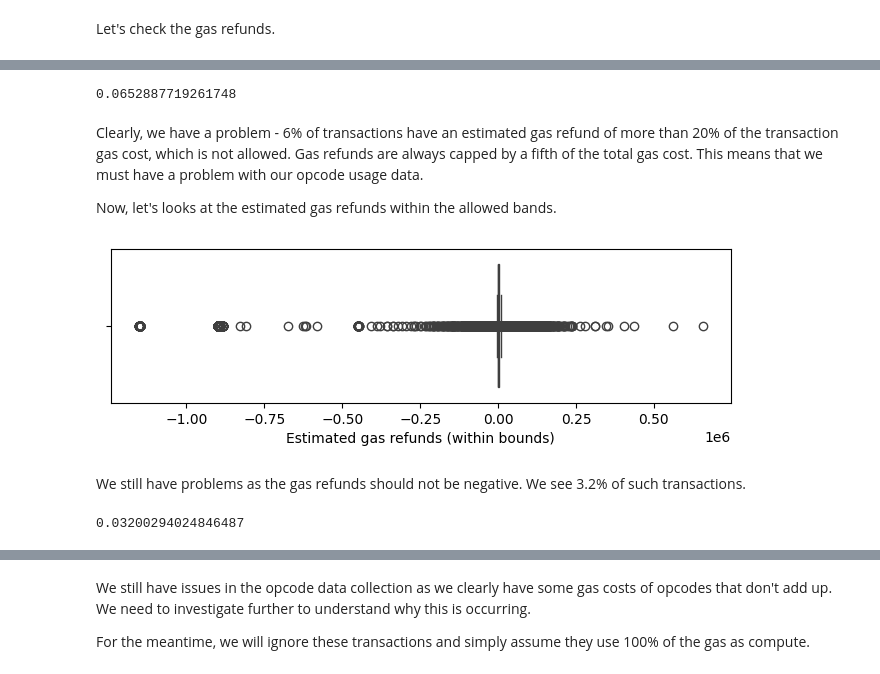
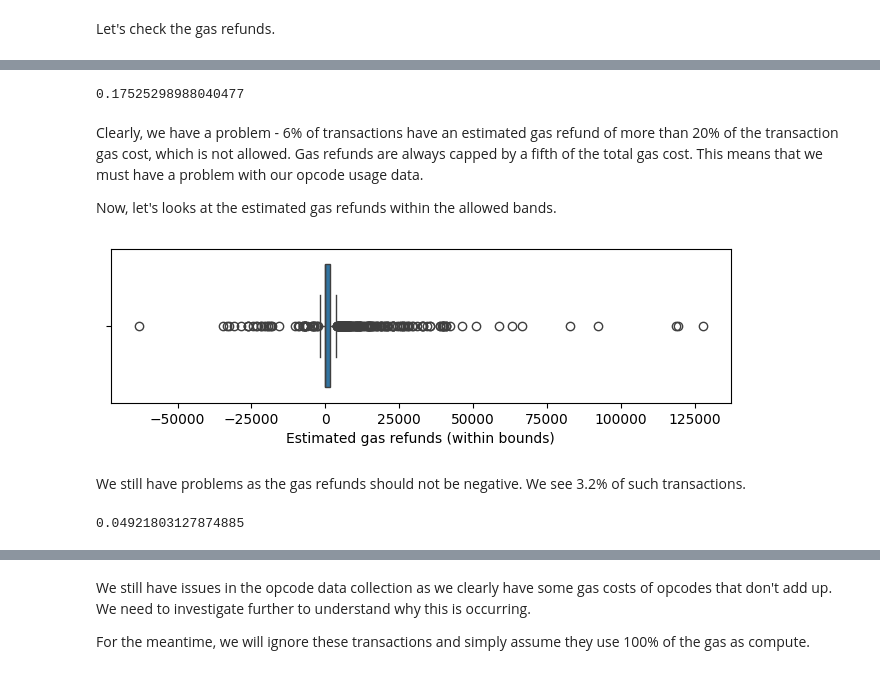
Before and after one commit to soispoke/evm-meter-analysis, a Jupyter notebook: notebooks/2.0-opcode-usage-analysis.ipynb, the cells around one changed output, grey strips where cells are left out. Cells and saved outputs as stored; diff of their text form; code cells hidden in the pictures.

```diff
--- a/notebooks/2.0-opcode-usage-analysis.ipynb
+++ b/notebooks/2.0-opcode-usage-analysis.ipynb
@@ -25,8 +25,9 @@ op_files_dir = os.path.join(data_dir, "aggregated_opcodes", "*", "file.parquet")
 Now, let's load the data. We will start by loading the opcodes used for blocks 22000000 to 22001999.
 # %%
 # Load parquet files with duckdb
+#block_height, tx_hash, op, op_gas_cost, op_gas_pair_count
 query = f"""
-SELECT block_height, tx_hash, op, gasCost_v2 AS op_gas_cost, op_count AS op_gas_pair_count
+SELECT *
 FROM read_parquet(
     '{op_files_dir}',
     hive_partitioning=True,
@@ -37,6 +38,8 @@ FROM read_parquet(
 WHERE block_height BETWEEN 22000000 AND 22001999;
 """
 raw_usage_df = duckdb.connect().execute(query).fetchdf()
+raw_usage_df.columns = ['block_height', 'tx_hash', 'op', 'op_gas_cost', 'op_gas_pair_count',
+                        'file_row_number', 'filename', 'block_range']
 # Print info
 raw_usage_df.info()
 # %% [output]
@@ -278,6 +293,11 @@ op_tx_df["tx_gas_refund_estimated"] = np.where(
     op_tx_df["op_gas_cost"] + op_tx_df["tx_input_data_cost"] + 53000.0 - op_tx_df["tx_gas_cost"],
     op_tx_df["op_gas_cost"] + op_tx_df["tx_input_data_cost"] + 21000.0 - op_tx_df["tx_gas_cost"],
 )
+op_tx_df["tx_gas_refund_rate"] =  np.where(
+    op_tx_df["is_contract_creation"]==1,
+    op_tx_df["tx_gas_refund_estimated"]/(op_tx_df["op_gas_cost"] + op_tx_df["tx_input_data_cost"] + 53000.0),
+    op_tx_df["tx_gas_refund_estimated"]/(op_tx_df["op_gas_cost"] + op_tx_df["tx_input_data_cost"] + 21000.0),
+)
 op_tx_df.head()
 # %% [output]
 |  | block_height | tx_hash | op_gas_cost | tx_gas_cost | tx_input_data_cost | is_contract_creation | ... |
@@ -298,7 +325,7 @@ plt.show()
 # %%
-sum(np.abs(op_tx_df["tx_gas_refund_estimated"]/op_tx_df["tx_gas_cost"])>0.2)/len(op_tx_df)
+sum(np.abs(op_tx_df["tx_gas_refund_rate"])>0.2)/len(op_tx_df)
 # %% [output]
-0.0652887719261748
+0.17525298988040477
 # %% [markdown]
 Clearly, we have a problem - 6% of transactions have an estimated gas refund of more than 20% of the transaction gas cost, which is not allowed. Gas refunds are always capped by a fifth of the total gas cost. This means that we must have a problem with our opcode usage data.
 
@@ -306,15 +333,15 @@ Now, let's looks at the estimated gas refunds within the allowed bands.
 # %%
 plt.figure(figsize=(8, 2))
 sns.boxplot(
     data=op_tx_df[
-        np.abs(op_tx_df["tx_gas_refund_estimated"] / op_tx_df["tx_gas_cost"]) < 0.2
+        np.abs(op_tx_df["tx_gas_refund_rate"]) < 0.2
     ],
     x="tx_gas_refund_estimated",
 )
 plt.xlabel("Estimated gas refunds (within bounds)")
 plt.show()
 # %% [output]
-[figure, old version]
+[figure, new version]
 # %% [markdown]
 We still have problems as the gas refunds should not be negative. We see 3.2% of such transactions.
 # %%
@@ -324,4 +351,4 @@ negative_refund_tx_op_df = usage_df[usage_df["tx_hash"].isin(negative_refund_tx_
 
 len(negative_refund_txs)/len(op_tx_df)
 # %% [output]
-0.03200294024846487
+0.04921803127874885
```
Also changed, not shown: parts of 14 cells of this notebook, 3 other files.
